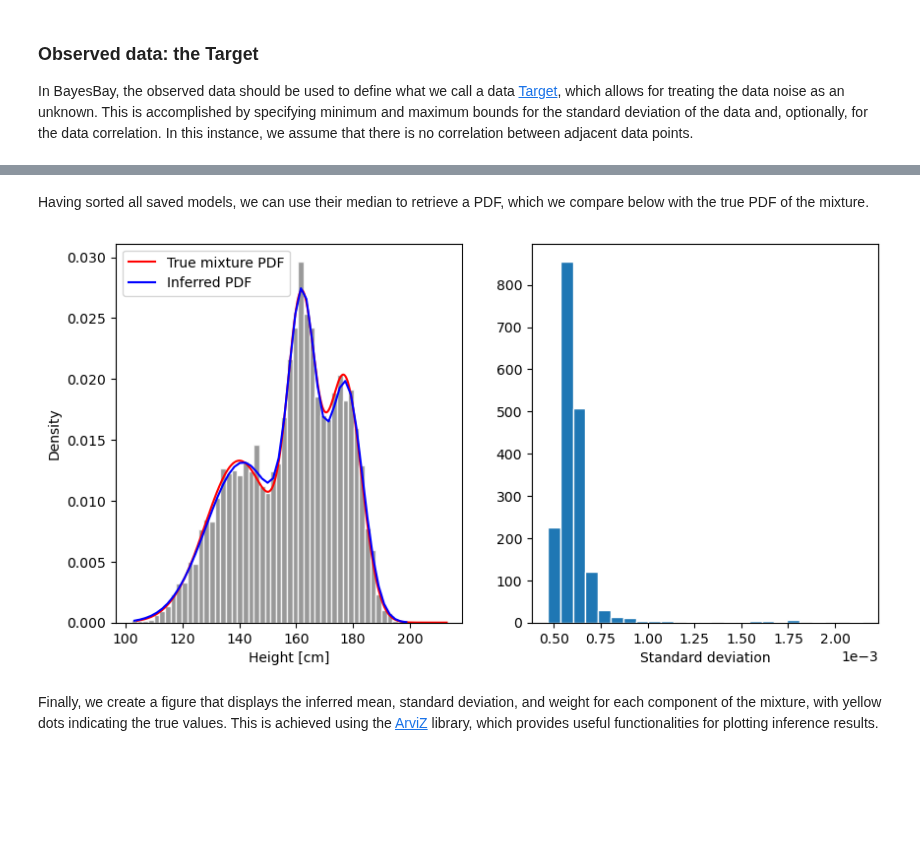
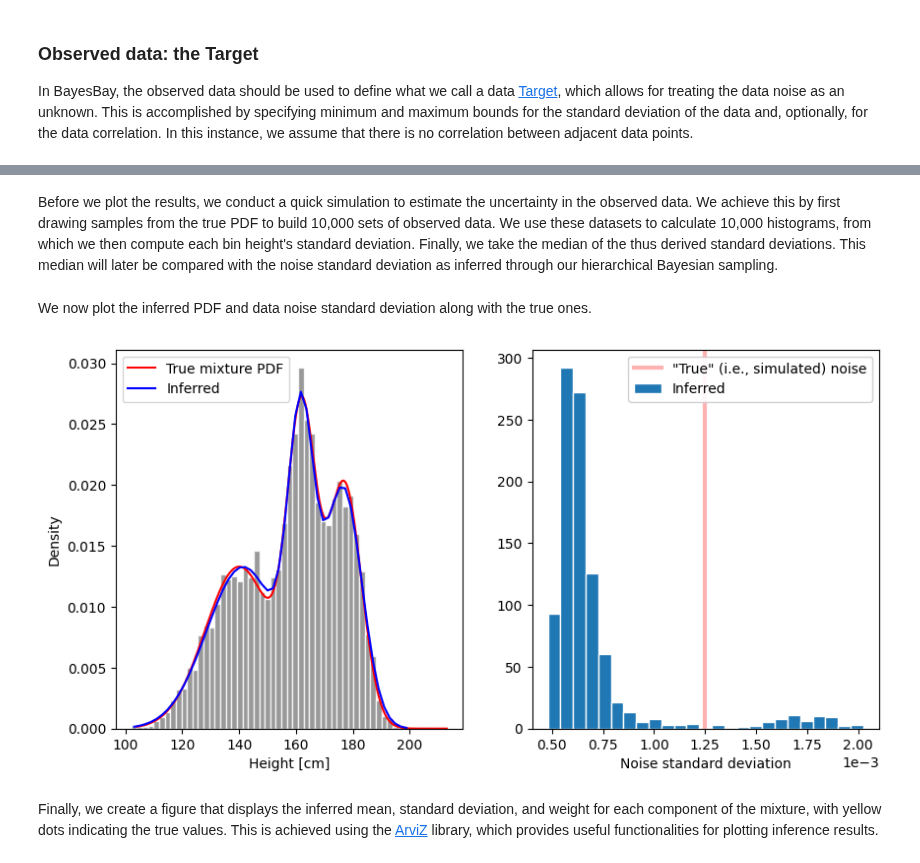
Before and after one commit to fmagrini/bayes-bay, a Jupyter notebook: docs/source/tutorials/2_gaussian_mixture.ipynb, the cells around one changed output, grey strips where cells are left out. Cells and saved outputs as stored; diff of their text form; code cells hidden in the pictures; blank space fills up the shorter version.

```diff
--- a/docs/source/tutorials/2_gaussian_mixture.ipynb
+++ b/docs/source/tutorials/2_gaussian_mixture.ipynb
@@ -124,8 +127,8 @@ Another fundamental ingredient in BayesBay is the definition of the forward func
 def _forward(means, stds, weights):
     weights /= np.sum(weights)
     data_pred = np.zeros_like(data_x)
-    for i in range(3):
-        data_pred += weights[i] * stats.norm.pdf(data_x, loc=means[i], scale=stds[i])
+    for i in range(len(means)):
+        data_pred += weights[i] * gaussian(data_x, means[i], stds[i])
     return data_pred
 
 def fwd_function(state: bb.State) -> np.ndarray:
@@ -160,9 +163,8 @@ inversion = bb.BayesianInversion(
     n_cpus=10
 )
 inversion.run(
-    sampler=None,
-    n_iterations=100_000,
-    burnin_iterations=10_000,
+    n_iterations=50_000,
+    burnin_iterations=2_000,
     save_every=500,
     verbose=False,
 )
@@ -179,5 +179,5 @@ Note that, without sorting the saved models as explained, the retrieved statisti
 # %%
-def sort_mixture_values(means, stds, weights):
+def sort_mixture(means, stds, weights):
     indexes = [np.argsort(row) for row in means]
     for i, idx in enumerate(indexes):
         means[i] = means[i][idx]
@@ -186,32 +186,38 @@ def sort_mixture_values(means, stds, weights):
     return means, stds, weights
 
 results = inversion.get_results()
-means, stds, weights = sort_mixture_values(np.array(results["mean"]),
-                                           np.array(results["std"]),
-                                           np.array(results["weight"]))
+means, stds, weights = sort_mixture(np.array(results["mean"]),
+                                    np.array(results["std"]),
+                                    np.array(results["weight"]))
+pdf_pred = _forward(np.median(means, axis=0),
+                    np.median(stds, axis=0),
+                    np.median(weights, axis=0)
+                    )
-# %% [markdown]
-Having sorted all saved models, we can use their median to retrieve a PDF, which we compare below with the true PDF of the mixture.
+# %% [markdown]
+Before we plot the results, we conduct a quick simulation to estimate the uncertainty in the observed data. We achieve this by first drawing samples from the true PDF to build 10,000 sets of observed data. We use these datasets to calculate 10,000 histograms, from which we then compute each bin height's standard deviation. Finally, we take the median of the thus derived standard deviations. This median will later be compared with the noise standard deviation as inferred through our hierarchical Bayesian sampling.
+# %%
+datasets = [generate_random_samples(MEANS, STDS, WEIGHTS) for _ in range(10000)]
+histograms = np.array([np.histogram(dataset, bins=50, density=True)[0] for dataset in datasets])
+true_std = np.median(np.std(histograms, axis=0))
+# %% [markdown]
+We now plot the inferred PDF and data noise standard deviation along with the true ones.
 # %%
-pdf_pred = _forward(np.median(means, axis=0),
-                    np.median(stds, axis=0),
-                    np.median(weights, axis=0)
-                    )
-
-
 fig, (ax1, ax2) = plt.subplots(1, 2, figsize=(10, 5))
 ax1.hist(samples, bins=50, density=True, ec='w', fc='gray', alpha=0.8)
 ax1.plot(xs, pdf_true, label='True mixture PDF', color='r')
-ax1.plot(data_x, pdf_pred, label='Inferred PDF', color='b')
+ax1.plot(data_x, pdf_pred, label='Inferred', color='b')
 ax1.set_xlabel('Height [cm]')
 ax1.set_ylabel('Density')
 ax1.legend()
 
-ax2.hist(results['my_data.std'], bins=25, ec='w', zorder=100)
-ax2.set_xlabel('Standard deviation')
+ax2.axvline(x=true_std, color='r', lw=3, alpha=0.3, label='"True" (i.e., simulated) noise')
+ax2.hist(results['my_data.std'], bins=25, ec='w', zorder=100, label='Inferred')
+ax2.set_xlabel('Noise standard deviation')
 ax2.ticklabel_format(style='sci', axis='x', scilimits=(0,0))
+ax2.legend(framealpha=0.9)
 plt.show()
 # %% [output]
-[figure, old version]
+[figure, new version]
 # %% [markdown]
 Finally, we create a figure that displays the inferred mean, standard deviation, and weight for each component of the mixture, with yellow dots indicating the true values. This is achieved using the [ArviZ](https://python.arviz.org/en/latest/index.html) library, which provides useful functionalities for plotting inference results.
 # %%
```
Also changed, not shown: parts of 12 cells of this notebook, 4 other files.
